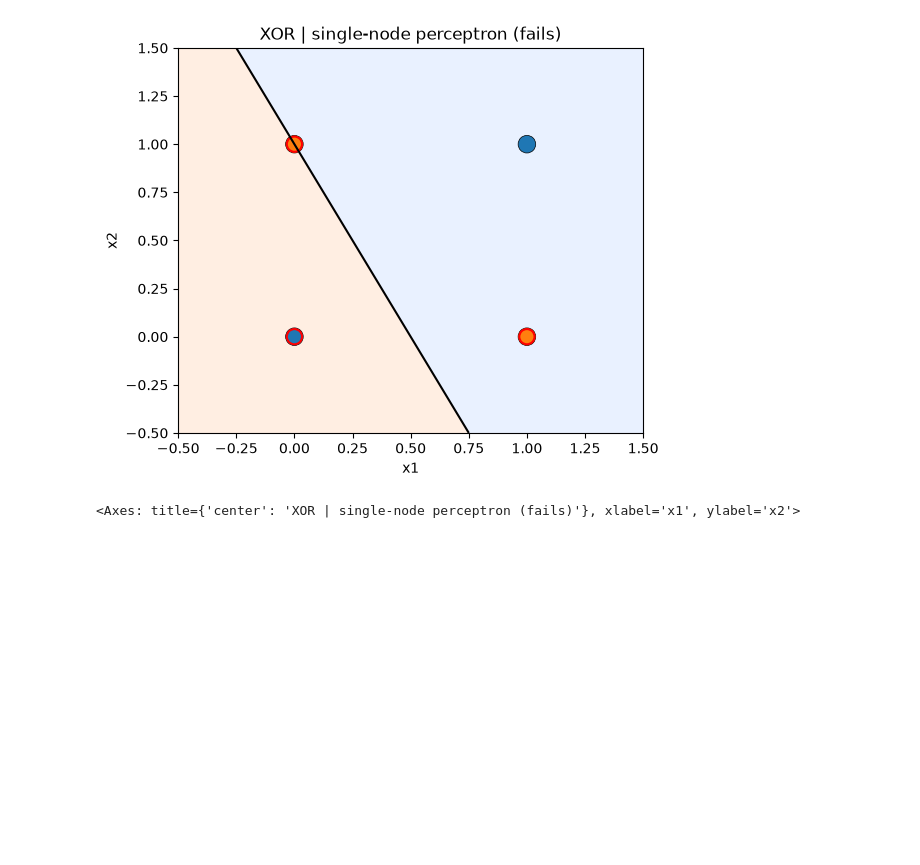
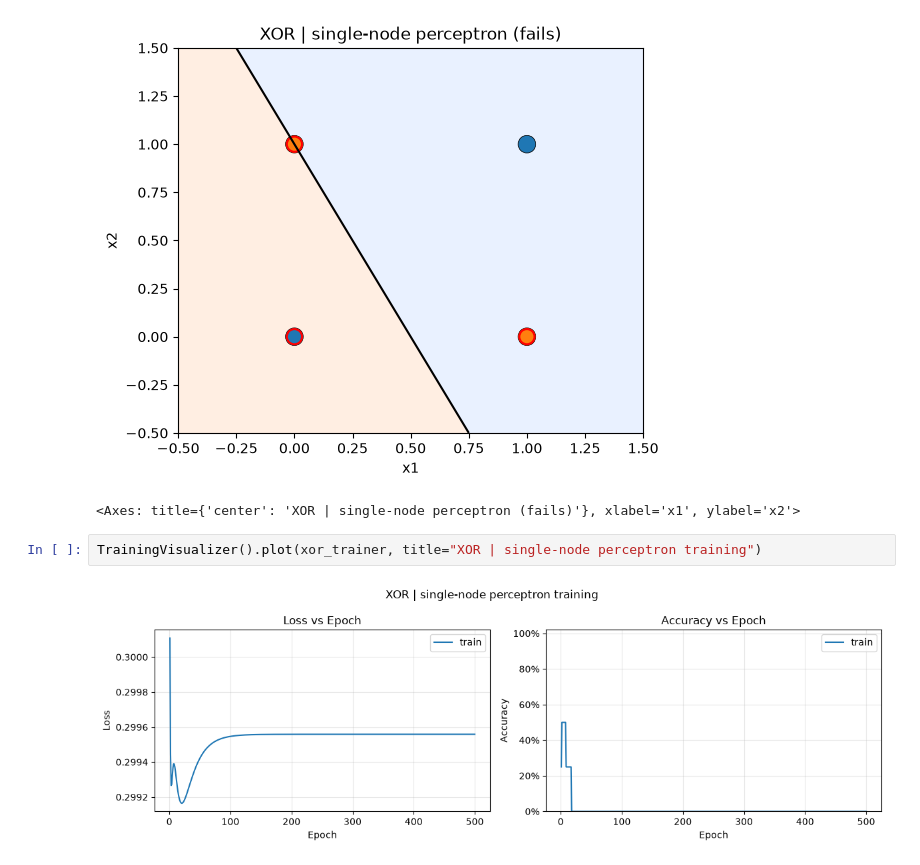
Before and after one commit to kimdong0704/NeuralNetwork_Library_from_Scratch, a Jupyter notebook: lab1/lab1.ipynb, the cells around one changed output. Saved outputs shown, nothing was run; the diff lists cells and outputs as text; blank space fills up the shorter version.

```diff
--- a/lab1/lab1.ipynb
+++ b/lab1/lab1.ipynb
@@ -106,3 +114,7 @@ GateVisualizer().plot(xor_network, XOR_INPUTS, XOR_TARGETS, title="XOR | single-
 # %% [output]
 [figure]
 <Axes: title={'center': 'XOR | single-node perceptron (fails)'}, xlabel='x1', ylabel='x2'>
+# %%
+TrainingVisualizer().plot(xor_trainer, title="XOR | single-node perceptron training")
+# %% [output]
+[figure, added]
```
Also changed, not shown: parts of 6 cells of this notebook, 17 other files.
